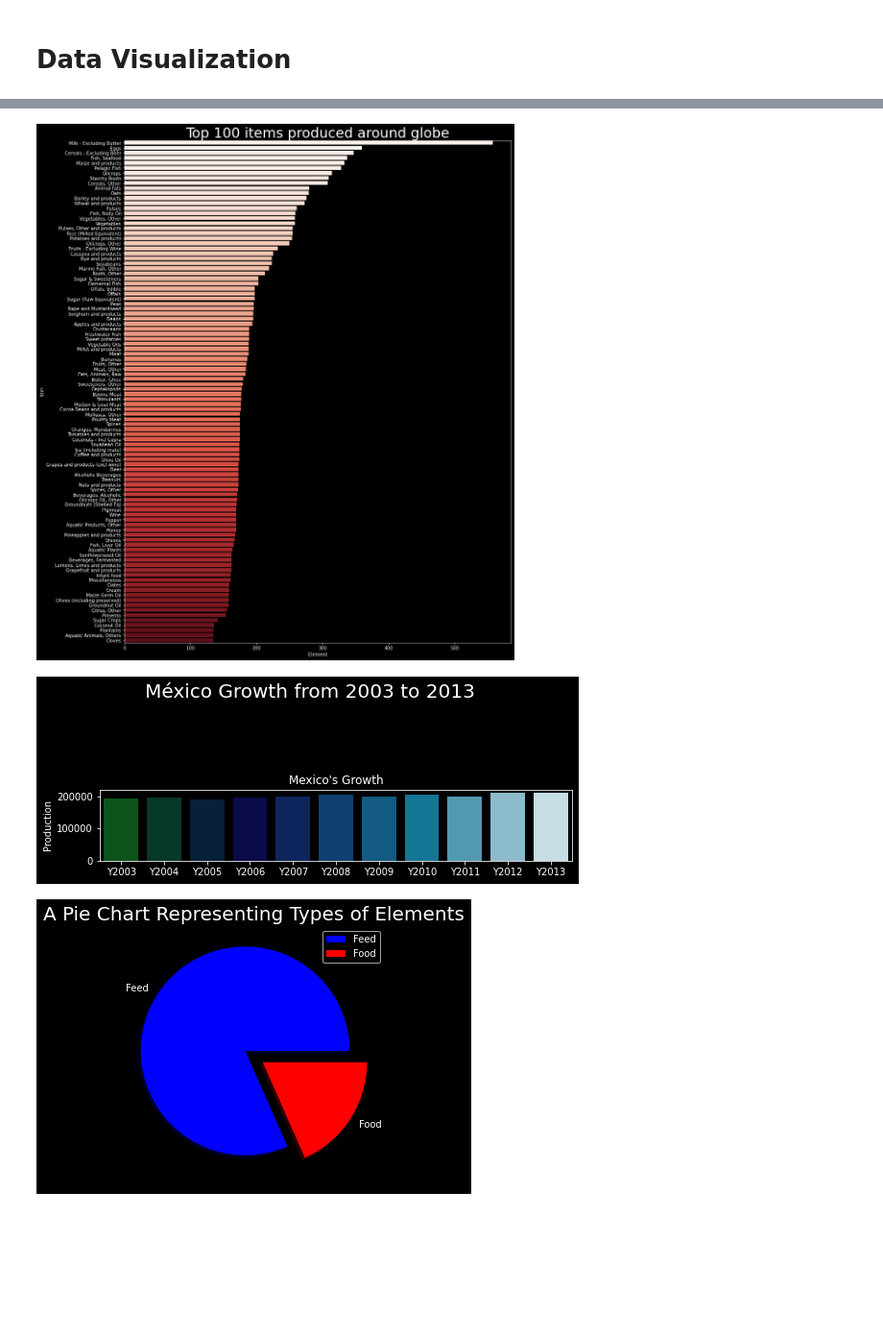
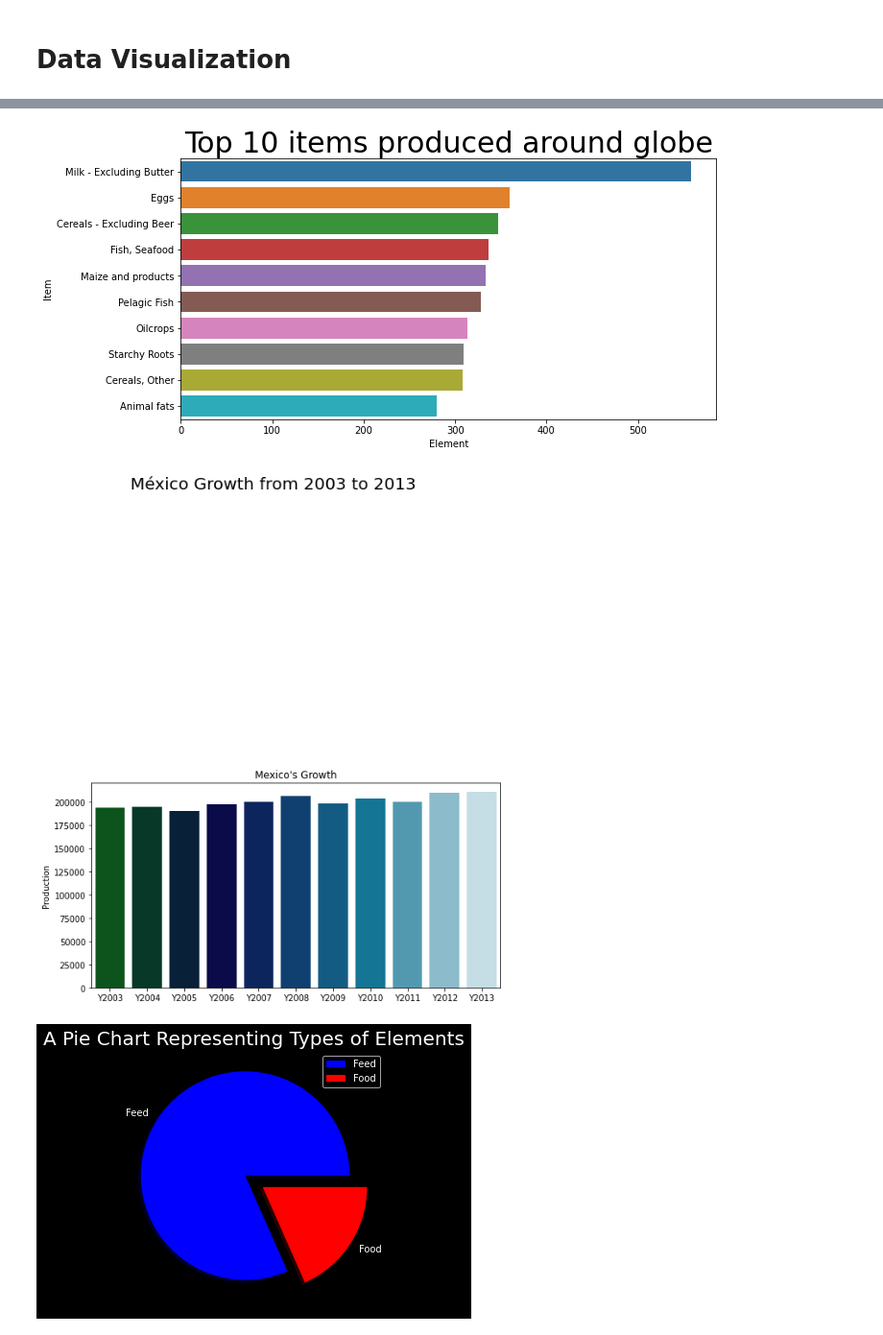
Before and after one commit to victorengineer/data_science_nasa_hackathon, a Jupyter notebook: Notebooks /Food productions by country.ipynb, the cells around one changed output, grey strips where cells are left out. Shown at 96% size. Cells and saved outputs as stored; diff of their text form; code cells hidden in the pictures; blank space fills up the shorter version.

Commit message:
saving project data analysis

```diff
--- a/Notebooks /Food productions by country.ipynb
+++ b/Notebooks /Food productions by country.ipynb
@@ -100,22 +100,21 @@ data = data.drop(['total'], axis = 1)
 # %%
 # Top Products around the globe
 
 # setting the style to be ggplot
-plt.style.use("dark_background")
 
-items = pd.DataFrame(data.groupby("Item")["Element"].agg("count").sort_values(ascending=False))[:100]
+items = pd.DataFrame(data.groupby("Item")["Element"].agg("count").sort_values(ascending=False))[:10]
 
 # plotting
-plt.rcParams['figure.figsize'] = (15, 20)
+plt.rcParams['figure.figsize'] = (10, 5)
 #plt.gcf().subplots_adjust(left = .3)
-sns.barplot(x = items.Element, y = items.index, data = items, palette = 'Reds')
-plt.gca().set_title("Top 100 items produced around globe", fontsize = 30)
+sns.barplot(x = items.Element, y = items.index, data = items)
+plt.gca().set_title("Top 10 items produced around globe", fontsize = 30)
 plt.show()
 # %% [output]
-[figure, old version]
+[figure, new version]
 # %%
 # setting the size of the plot
-plt.rcParams['figure.figsize'] = (30, 3)
+plt.rcParams['figure.figsize'] = (30, 10)
 
 #looking at mexico's growth
 mexico_production = pd.DataFrame(data[data['Area'] == 'Mexico'].loc[:,"Y2003":"Y2013"].agg("sum", axis = 0))
@@ -128,7 +127,7 @@ plt.gca().set_title("Mexico's Growth")
 plt.suptitle('México Growth from 2003 to 2013', fontsize = 20)
 plt.show()
 # %% [output]
-[figure, old version]
+[figure, new version]
 # %%
 labels = ['Feed', 'Food']
 size = data['Element'].value_counts()
```
Also changed, not shown: 8 other files.
